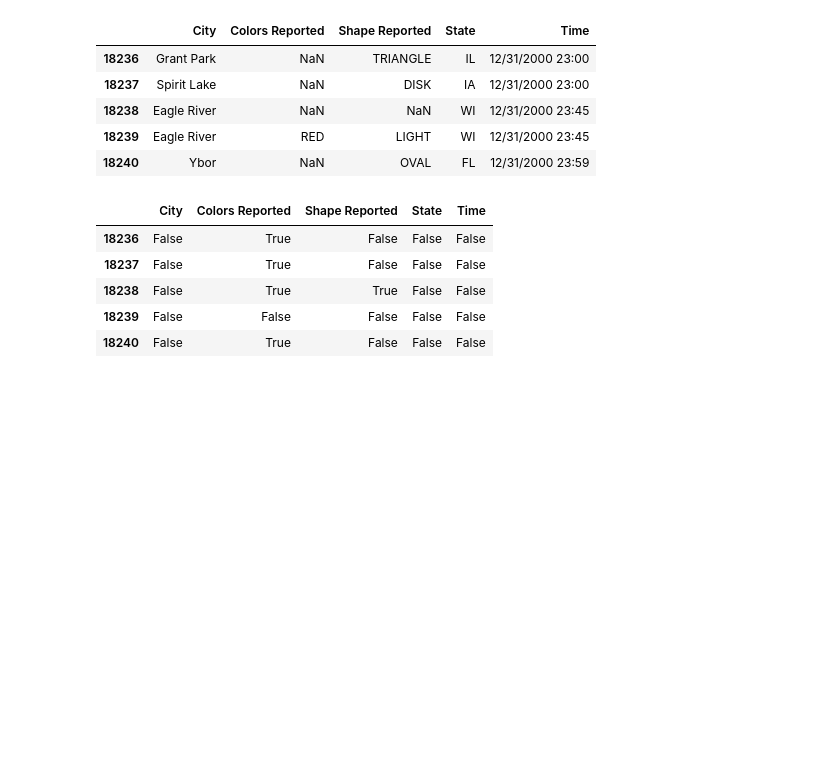
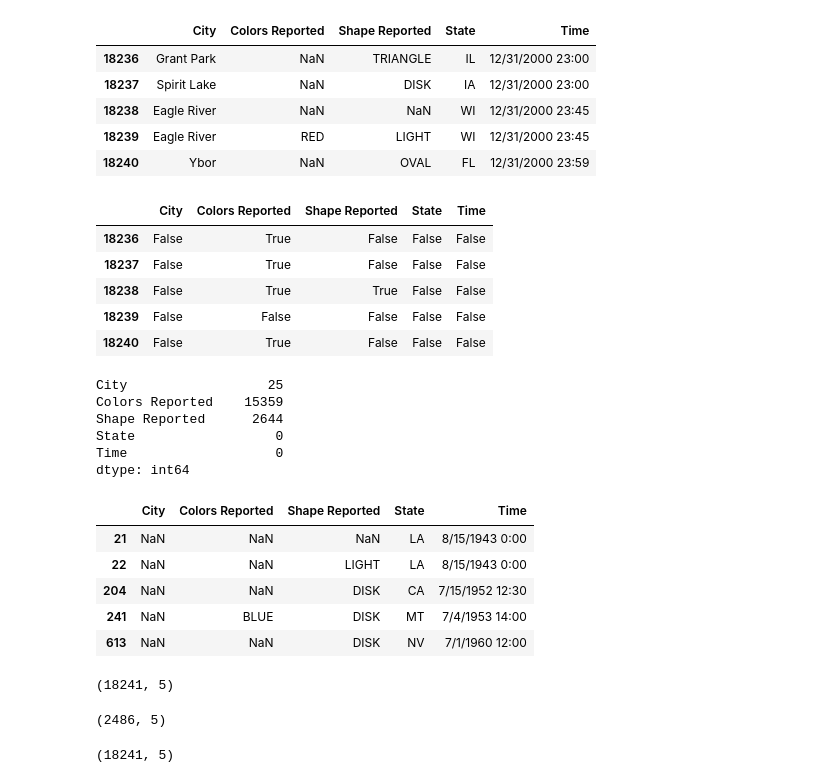
Before and after one commit to diegopmayer/python, a Jupyter notebook: pandas/data-manipulation-pandas.ipynb, the cells around one changed output. Saved outputs shown, nothing was run; the diff lists cells and outputs as text; code cells hidden in the pictures; blank space fills up the shorter version.

```diff
--- a/pandas/data-manipulation-pandas.ipynb
+++ b/pandas/data-manipulation-pandas.ipynb
@@ -643,3 +643,21 @@ ufo.isnull().tail()
 | 18238 | False | True | True | False | False |
 | 18239 | False | False | False | False | False |
 | 18240 | False | True | False | False | False |
+# %%
+ufo.isnull().sum()
+# %% [output]
+City                  25
+Colors Reported    15359
+Shape Reported      2644
+State                  0
+Time                   0
+dtype: int64
+# %%
+ufo[ufo.City.isnull()].head()
+# %% [output]
+|  | City | Colors Reported | Shape Reported | State | Time |
+| 21 | NaN | NaN | NaN | LA | 8/15/1943 0:00 |
+| 22 | NaN | NaN | LIGHT | LA | 8/15/1943 0:00 |
+| 204 | NaN | NaN | DISK | CA | 7/15/1952 12:30 |
+| 241 | NaN | BLUE | DISK | MT | 7/4/1953 14:00 |
+| 613 | NaN | NaN | DISK | NV | 7/1/1960 12:00 |
@@ -645,0 +666,4 @@ ufo.isnull().tail()
+# %%
+a
+# %% [output]
+(18241, 5)
@@ -645,0 +672,8 @@ ufo.isnull().tail()
+# %%
+b
+# %% [output]
+(2486, 5)
+# %%
+ufo.dropna(how='all').shape # se todas as colunas forem nulas
+# %% [output]
+(18241, 5)
```
Also changed, not shown: parts of 24 cells of this notebook.
